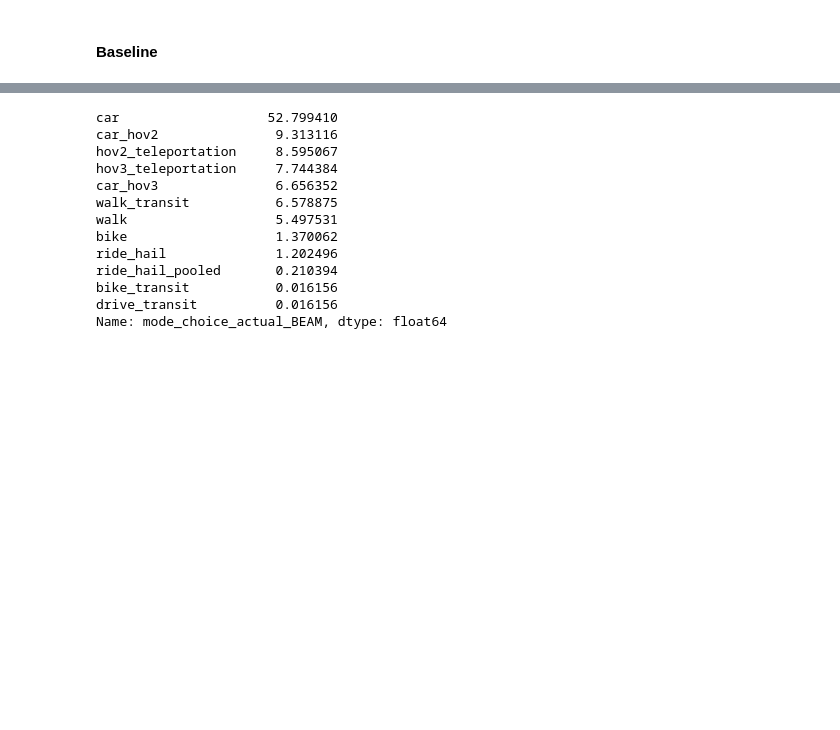
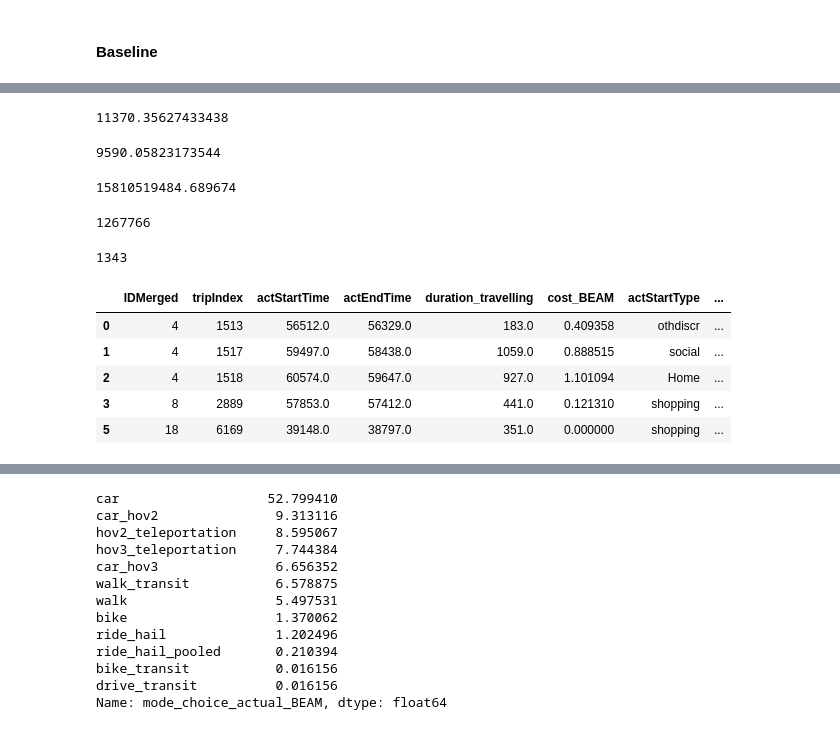
Before and after one commit to LBNL-UCB-STI/beam-core-analysis, a Jupyter notebook: Users/Nazanin/Stacked_Person_Trip_Dataset-Ridehail_price_recalibrated.ipynb, the cells around one changed output, grey strips where cells are left out. Saved outputs shown, nothing was run; the diff lists cells and outputs as text; code cells hidden in the pictures; blank space fills up the shorter version.

```diff
--- a/Users/Nazanin/Stacked_Person_Trip_Dataset-Ridehail_price_recalibrated.ipynb
+++ b/Users/Nazanin/Stacked_Person_Trip_Dataset-Ridehail_price_recalibrated.ipynb
@@ -45,0 +52,3 @@ sfbase.shape
+# %%
+sfbase_cleaned_final = sfbase[(sfbase['duration_walking'] < 3600)&(sfbase['distance_walking']< 5000)
+                               &(sfbase['duration_travelling']>0)]
@@ -45,0 +69,32 @@ sfbase.shape
+# %%
+sfbase_cleaned_final['distance_travelling'].mean()
+# %% [output]
+11370.35627433438
+# %%
+sfbase_cleaned_final[sfbase_cleaned_final['mode_choice_actual_BEAM'] == 'hov3_teleportation']['distance_travelling'].mean()
+# %% [output]
+9590.05823173544
+# %%
+sfbase_cleaned_final[(sfbase_cleaned_final['mode_choice_actual_BEAM'] == 'car')&(sfbase_cleaned_final['fuelGasoline']>0)&
+                    (sfbase_cleaned_final['fuelDiesel']==0)&(sfbase_cleaned_final['fuelBiodiesel']==0)]['distance_travelling'].sum()
+# %% [output]
+15810519484.689674
+# %%
+len(sfbase_cleaned_final[sfbase_cleaned_final['mode_choice_actual_BEAM'] == 'car'])
+# %% [output]
+1267766
+# %%
+len(sfbase_cleaned_final[(sfbase_cleaned_final['mode_choice_actual_BEAM'] == 'car')&(sfbase_cleaned_final['fuelGasoline'] > 0)&
+                    (sfbase_cleaned_final['fuelDiesel'] == 0)&(sfbase_cleaned_final['fuelBiodiesel'] == 0)
+                    &(sfbase_cleaned_final['fuelElectricity'] > 0)])
+# %% [output]
+1343
+# %%
+sfbase_cleaned_final.head()
+# %% [output]
+|  | IDMerged | tripIndex | actStartTime | actEndTime | duration_travelling | cost_BEAM | actStartType | ... |
+| 0 | 4 | 1513 | 56512.0 | 56329.0 | 183.0 | 0.409358 | othdiscr | ... |
+| 1 | 4 | 1517 | 59497.0 | 58438.0 | 1059.0 | 0.888515 | social | ... |
+| 2 | 4 | 1518 | 60574.0 | 59647.0 | 927.0 | 1.101094 | Home | ... |
+| 3 | 8 | 2889 | 57853.0 | 57412.0 | 441.0 | 0.121310 | shopping | ... |
+| 5 | 18 | 6169 | 39148.0 | 38797.0 | 351.0 | 0.000000 | shopping | ... |
```
Also changed, not shown: parts of 16 cells of this notebook.
